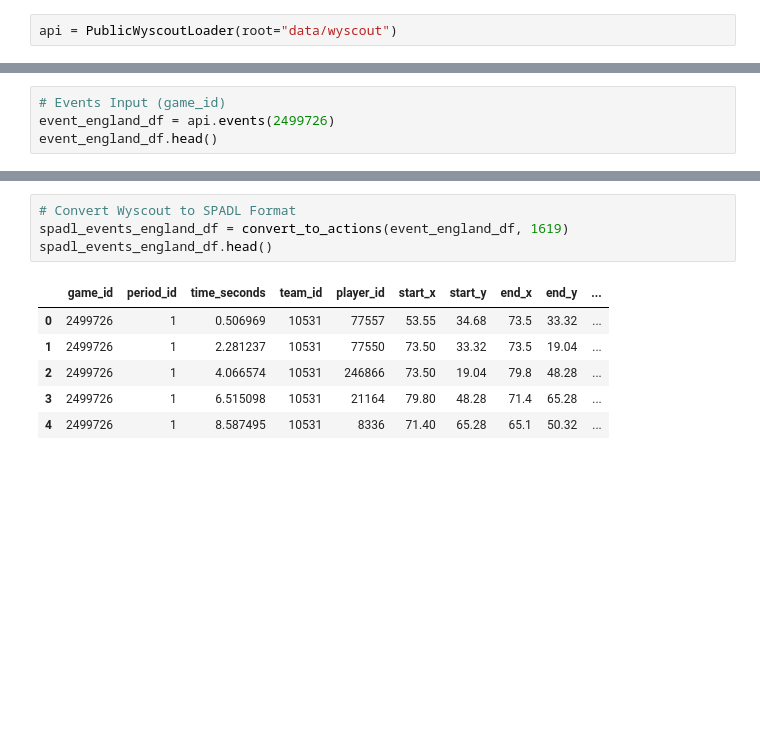
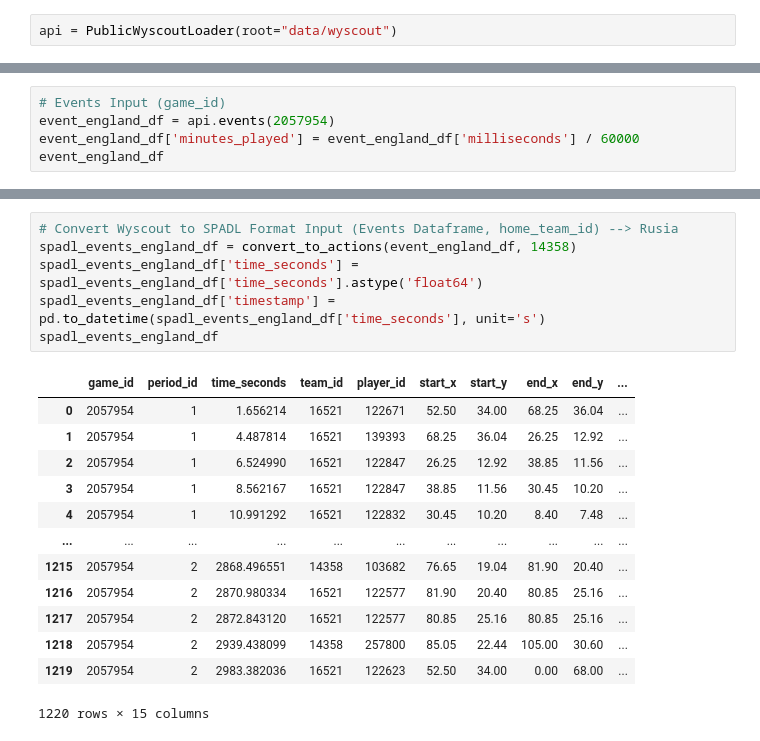
Before and after one commit to Steve23522016/vaep-base-code, a Jupyter notebook: notebooks/tutorial5_trial_socceraction.ipynb, the cells around one changed output, grey strips where cells are left out. Saved outputs shown, nothing was run; the diff lists cells and outputs as text; blank space fills up the shorter version.

```diff
--- a/notebooks/tutorial5_trial_socceraction.ipynb
+++ b/notebooks/tutorial5_trial_socceraction.ipynb
@@ -49,6 +72,7 @@ players_df.head()
 # %%
 # Events Input (game_id)
-event_england_df = api.events(2499726)
-event_england_df.head()
+event_england_df = api.events(2057954)
+event_england_df['minutes_played'] = event_england_df['milliseconds'] / 60000
+event_england_df
 # %% [output]
 |  | event_id | game_id | period_id | milliseconds | team_id | player_id | type_id | type_name | subtype_id | ... |
@@ -60,11 +91,20 @@ event_england_df.head()
 # %%
-# Convert Wyscout to SPADL Format
-spadl_events_england_df = convert_to_actions(event_england_df, 1619)
-spadl_events_england_df.head()
+# Convert Wyscout to SPADL Format Input (Events Dataframe, home_team_id) --> Rusia
+spadl_events_england_df = convert_to_actions(event_england_df, 14358)
+spadl_events_england_df['time_seconds'] = spadl_events_england_df['time_seconds'].astype('float64')
+spadl_events_england_df['timestamp'] = pd.to_datetime(spadl_events_england_df['time_seconds'], unit='s')
+spadl_events_england_df
 # %% [output]
 |  | game_id | period_id | time_seconds | team_id | player_id | start_x | start_y | end_x | end_y | ... |
-| 0 | 2499726 | 1 | 0.506969 | 10531 | 77557 | 53.55 | 34.68 | 73.5 | 33.32 | ... |
-| 1 | 2499726 | 1 | 2.281237 | 10531 | 77550 | 73.50 | 33.32 | 73.5 | 19.04 | ... |
-| 2 | 2499726 | 1 | 4.066574 | 10531 | 246866 | 73.50 | 19.04 | 79.8 | 48.28 | ... |
-| 3 | 2499726 | 1 | 6.515098 | 10531 | 21164 | 79.80 | 48.28 | 71.4 | 65.28 | ... |
-| 4 | 2499726 | 1 | 8.587495 | 10531 | 8336 | 71.40 | 65.28 | 65.1 | 50.32 | ... |
+| 0 | 2057954 | 1 | 1.656214 | 16521 | 122671 | 52.50 | 34.00 | 68.25 | 36.04 | ... |
+| 1 | 2057954 | 1 | 4.487814 | 16521 | 139393 | 68.25 | 36.04 | 26.25 | 12.92 | ... |
+| 2 | 2057954 | 1 | 6.524990 | 16521 | 122847 | 26.25 | 12.92 | 38.85 | 11.56 | ... |
+| 3 | 2057954 | 1 | 8.562167 | 16521 | 122847 | 38.85 | 11.56 | 30.45 | 10.20 | ... |
+| 4 | 2057954 | 1 | 10.991292 | 16521 | 122832 | 30.45 | 10.20 | 8.40 | 7.48 | ... |
+| ... | ... | ... | ... | ... | ... | ... | ... | ... | ... | ... |
+| 1215 | 2057954 | 2 | 2868.496551 | 14358 | 103682 | 76.65 | 19.04 | 81.90 | 20.40 | ... |
+| 1216 | 2057954 | 2 | 2870.980334 | 16521 | 122577 | 81.90 | 20.40 | 80.85 | 25.16 | ... |
+| 1217 | 2057954 | 2 | 2872.843120 | 16521 | 122577 | 80.85 | 25.16 | 80.85 | 25.16 | ... |
+| 1218 | 2057954 | 2 | 2939.438099 | 14358 | 257800 | 85.05 | 22.44 | 105.00 | 30.60 | ... |
+| 1219 | 2057954 | 2 | 2983.382036 | 16521 | 122623 | 52.50 | 34.00 | 0.00 | 68.00 | ... |
+1220 rows × 15 columns
```
Also changed, not shown: parts of 12 cells of this notebook, 1 other file.
